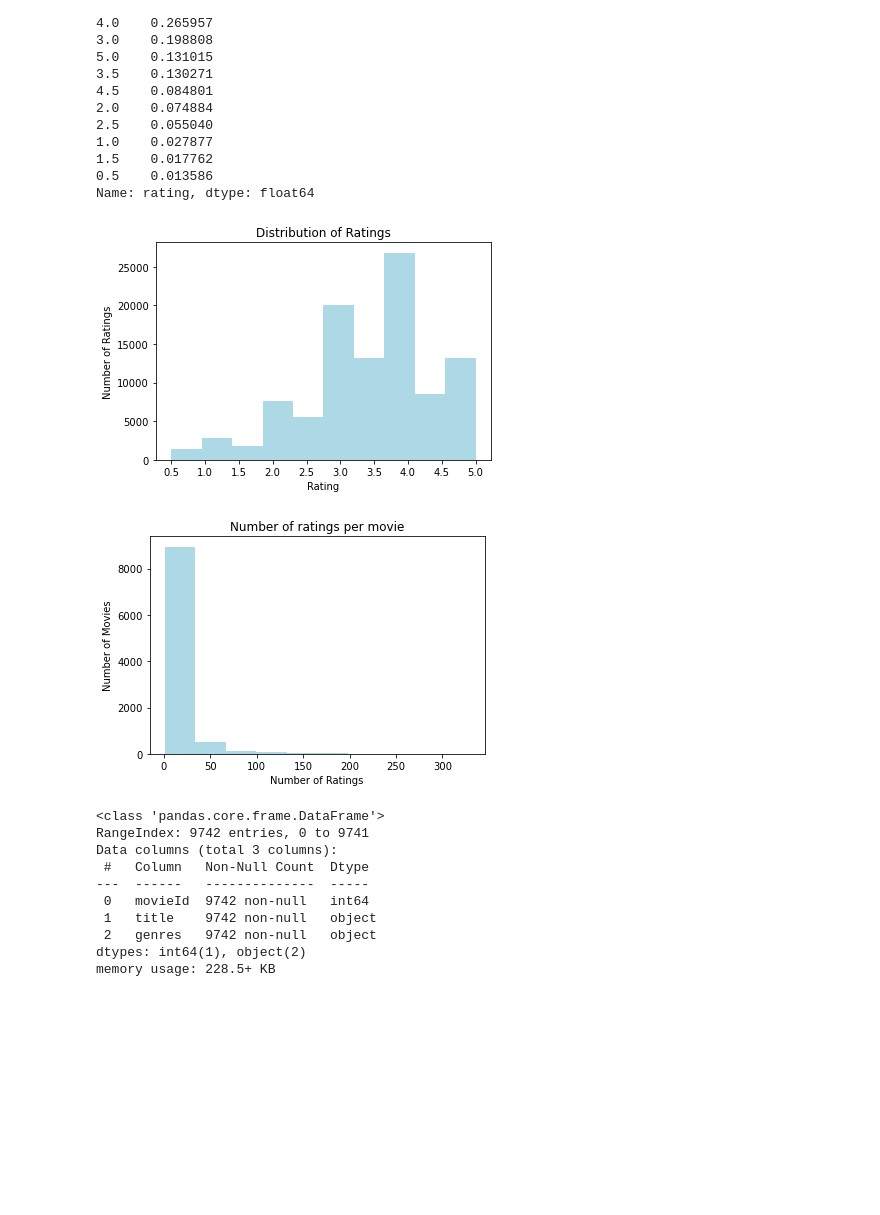
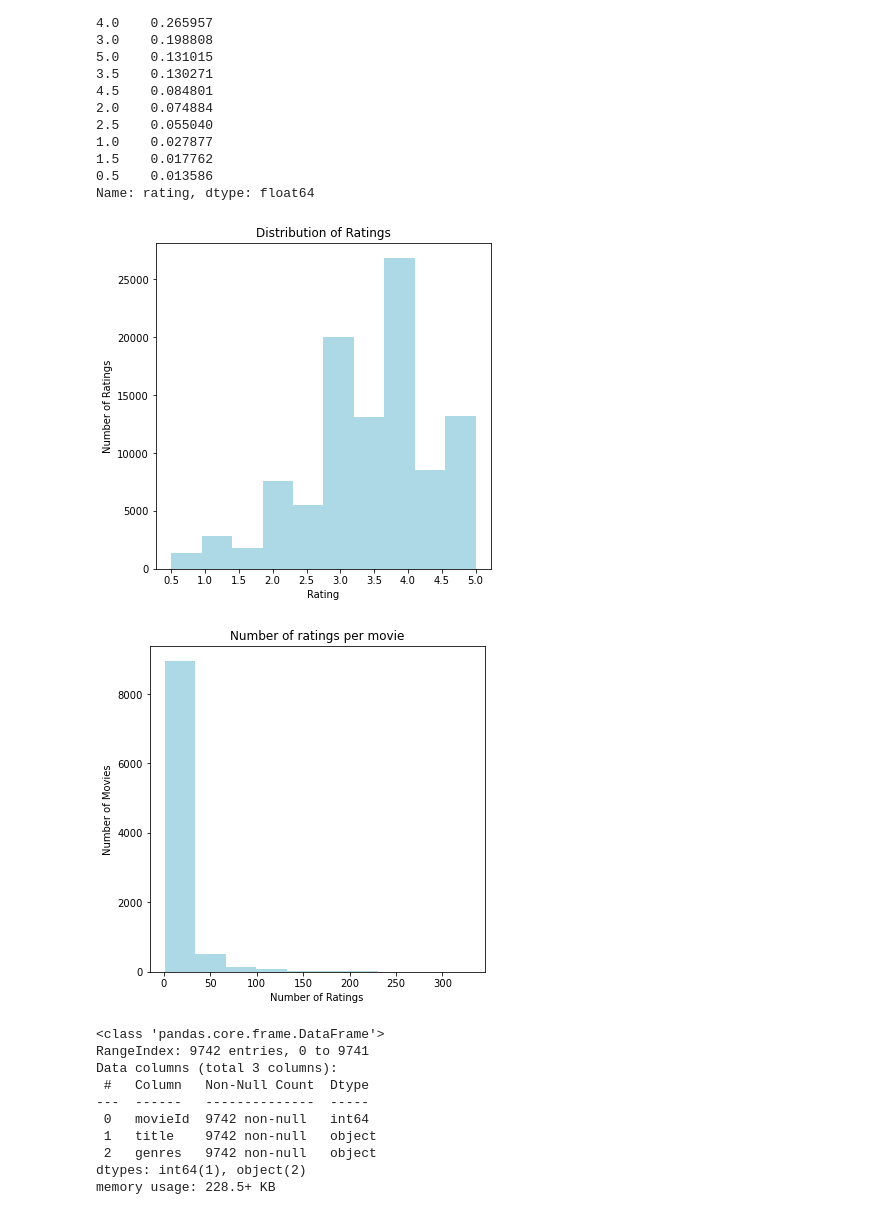
Before and after one commit to arunmalik1/MovieLens_Recommendations, a Jupyter notebook: MovieLens_Modeling.ipynb, the cells around one changed output. Drawn from its saved outputs; the diff is of its cells as text; code cells hidden in the pictures; blank space fills up the shorter version.

```diff
--- a/MovieLens_Modeling.ipynb
+++ b/MovieLens_Modeling.ipynb
@@ -153,29 +153,29 @@ Name: rating, dtype: float64
 # %%
 #graph a distribition of ratings using a histogram. 10 bins because the ratings are in 10 categories.
 #The distribution of ratings is highly skewed, this could be a problem when training the model.
 
-plt.subplots(figsize = (6, 4))
+plt.subplots(figsize = (6, 6))
 plt.hist(ratings['rating'], bins = 10, color = 'lightblue')
 plt.xticks([0.5, 1, 1.5, 2, 2.5, 3, 3.5, 4, 4.5, 5])
 plt.title('Distribution of Ratings')
 plt.xlabel('Rating')
 plt.ylabel('Number of Ratings')
 plt.show();
 # %% [output]
-[figure, old version]
+[figure, new version]
 # %%
 #taking a look at how many ratings a movie recieved
 num_ratings = ratings.groupby(['movieId'])['rating'].count()
 
 #plotting number of ratings per movie. The majority of movies recieved less then 25 ratings.
-plt.subplots(figsize = (6, 4))
+plt.subplots(figsize = (6, 6))
 plt.hist(num_ratings, color = 'lightblue')
 plt.title('Number of ratings per movie')
 plt.xlabel('Number of Ratings')
 plt.ylabel('Number of Movies')
 plt.show();
 # %% [output]
-[figure, old version]
+[figure, new version]
 # %%
 #Taking a look at the movies data
 movies.info()
```
Also changed, not shown: parts of 3 cells of this notebook, 5 other files.
